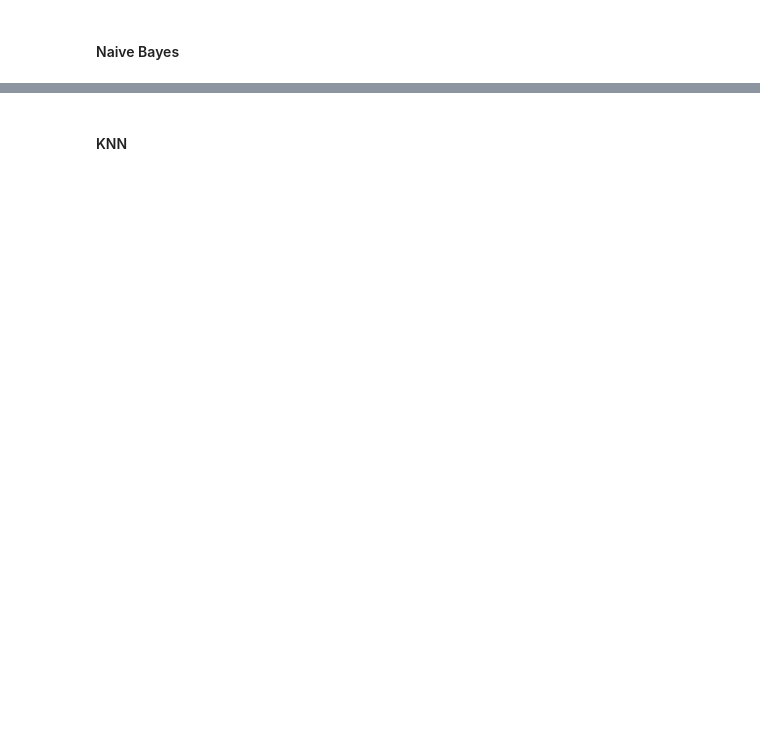
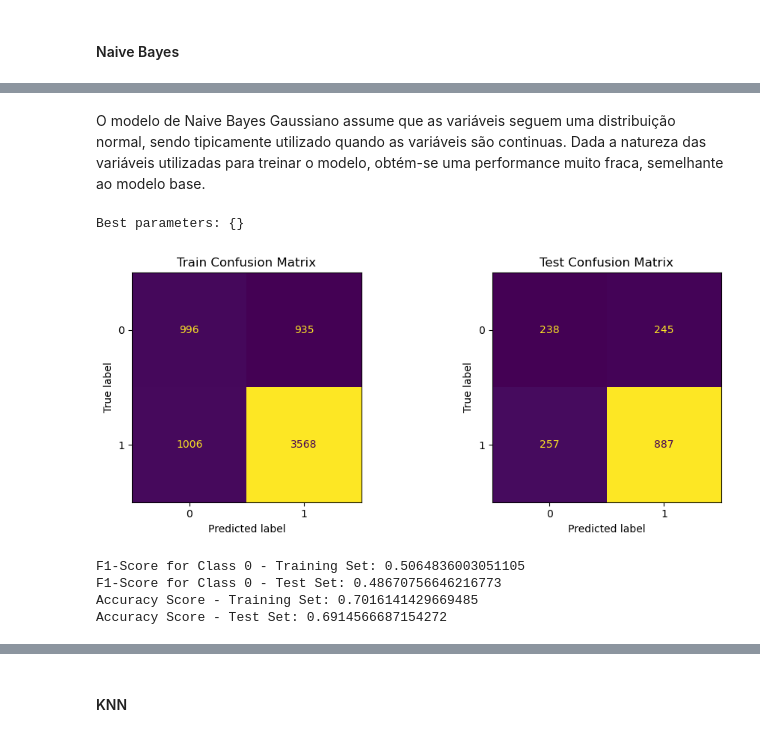
Before and after one commit to BolachinhaAmericana/MSc-MachineLearning, a Jupyter notebook: AA_202425_Project_ASM_V2.ipynb, the cells around one changed output, grey strips where cells are left out. Cells and saved outputs as stored; diff of their text form; code cells hidden in the pictures; blank space fills up the shorter version.

```diff
--- a/AA_202425_Project_ASM_V2.ipynb
+++ b/AA_202425_Project_ASM_V2.ipynb
@@ -1342,0 +1430,11 @@ F1-Score for Class 0 - Test Set: 0.4441926345609065
+# %% [markdown]
+O modelo de Naive Bayes Gaussiano assume que as variáveis seguem uma distribuição normal, sendo tipicamente utilizado quando as variáveis são continuas. Dada a natureza das variáveis utilizadas para treinar o modelo, obtém-se uma performance muito fraca, semelhante ao modelo base.
+# %%
+dt_dogs = model_evaluation(X_train_dogs, X_test_dogs, y_train_dogs, y_test_dogs, model, param_grid)
+# %% [output]
+Best parameters: {}
+[figure, added]
+F1-Score for Class 0 - Training Set: 0.5064836003051105
+F1-Score for Class 0 - Test Set: 0.48670756646216773
+Accuracy Score - Training Set: 0.7016141429669485
+Accuracy Score - Test Set: 0.6914566687154272
```
Also changed, not shown: parts of 35 cells of this notebook.
